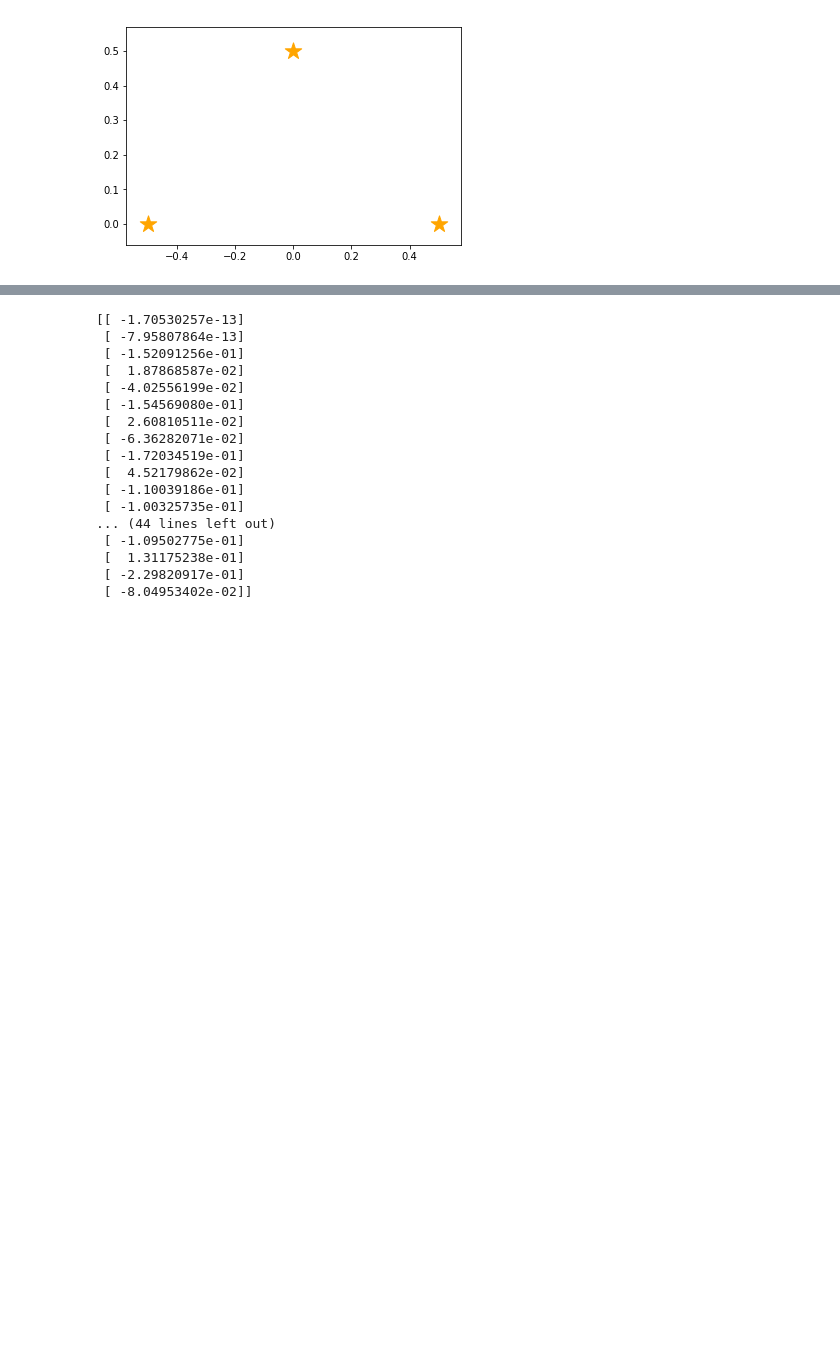
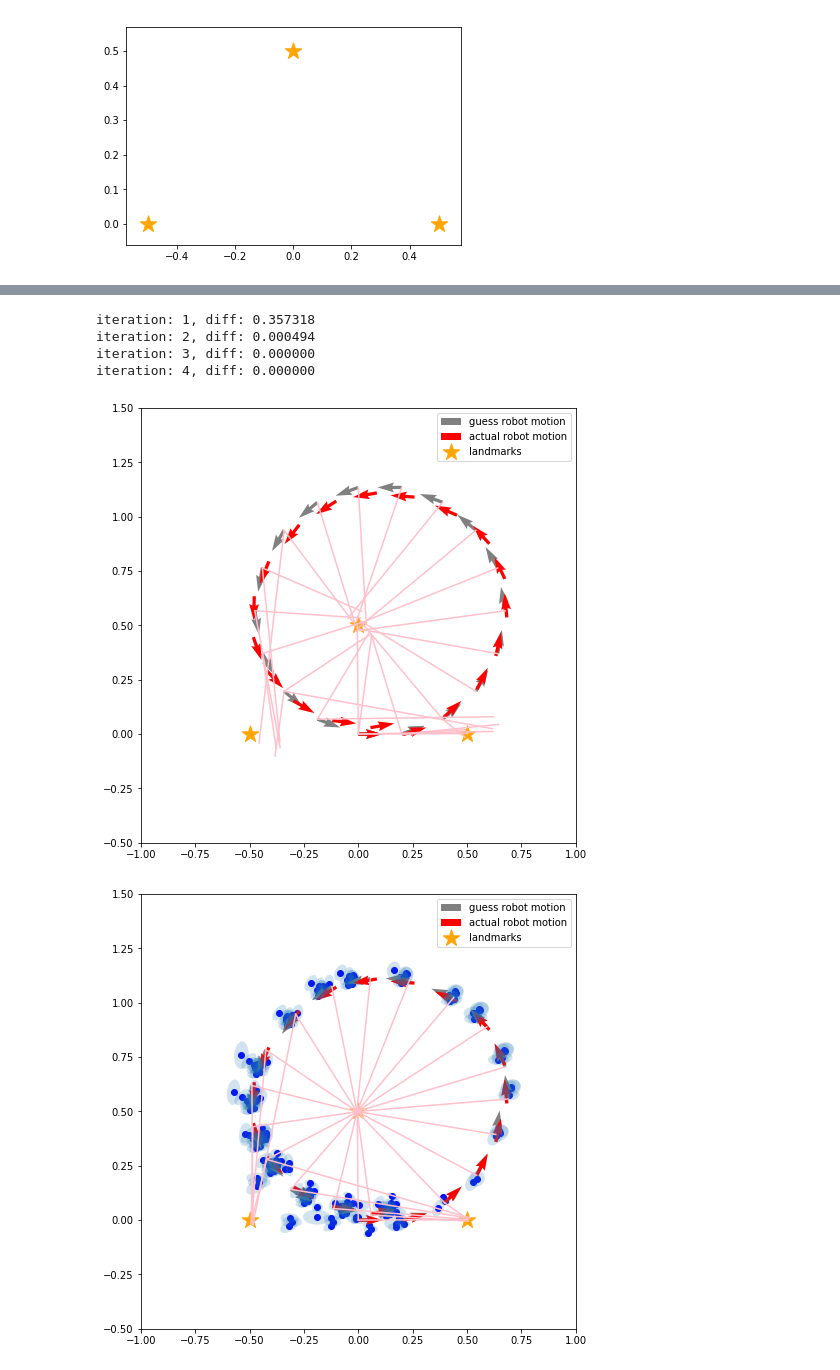
Before and after one commit to ryuichiueda/probrobo_practice, a Jupyter notebook: graph-based_SLAM/graph-based_slam.ipynb, the cells around one changed output, grey strips where cells are left out. Saved outputs shown, nothing was run; the diff lists cells and outputs as text; code cells hidden in the pictures; blank space fills up the shorter version.

```diff
--- a/graph-based_SLAM/graph-based_slam.ipynb
+++ b/graph-based_SLAM/graph-based_slam.ipynb
@@ -356,32 +309,48 @@ draw()
 # %%
-n = len(robot.guess_poses)*3
-matH = np.zeros((n,n))
-vecb = np.zeros((n,1))
+import itertools
 
-for e in pos_edges:
-    e.addInfo(matH,vecb)
+draw(0)
 
-matH[0:3,0:3] += np.identity(3)
+for itr in range(1,20):
+    pos_edges = []
 
-#print(np.linalg.inv(matH))
-#print(vecb)
-delta = - np.linalg.inv(matH).dot(vecb)
-print(delta)
+    for i in range(len(actual_landmarks.positions)):
+        es = list(filter(lambda e: e.landmark_id == i, obs_edges))
+        ps = list(itertools.combinations(es,2))
+        for p in ps:
+            pos_edges.append(VirtualMotionEdge(p[0],p[1]))
+
+    n = len(robot.guess_poses)*3
+    matH = np.zeros((n,n))
+    vecb = np.zeros((n,1))
+
+    for e in pos_edges:
+        e.addInfo(matH,vecb)
+
+    matH[0:3,0:3] += np.identity(3)*10000
+
+    #print(np.linalg.inv(matH))
+    #print(vecb)
+    delta = - np.linalg.inv(matH).dot(vecb)
+
+    for i,p in enumerate(robot.guess_poses):
+        p[0] += delta[i*3,0]
+        p[1] += delta[i*3+1,0]
+        p[2] += delta[i*3+2,0]
+
+    for e in obs_edges:
+        e.update(robot.guess_poses)
+
+    draw(itr)
+
+    diff = delta.T.dot(delta)
+    print("iteration: %d, diff: %f" % (itr,diff))
+    if diff[0,0] < 1.0e-10:
+        break
 # %% [output]
-[[ -1.70530257e-13]
- [ -7.95807864e-13]
- [ -1.52091256e-01]
- [  1.87868587e-02]
- [ -4.02556199e-02]
- [ -1.54569080e-01]
- [  2.60810511e-02]
- [ -6.36282071e-02]
- [ -1.72034519e-01]
- [  4.52179862e-02]
- [ -1.10039186e-01]
- [ -1.00325735e-01]
-... (44 lines left out)
- [ -1.09502775e-01]
- [  1.31175238e-01]
- [ -2.29820917e-01]
- [ -8.04953402e-02]]
+iteration: 1, diff: 0.357318
+iteration: 2, diff: 0.000494
+iteration: 3, diff: 0.000000
+iteration: 4, diff: 0.000000
+[figure, added]
+[figure, added]
```
Also changed, not shown: parts of 7 cells of this notebook.
